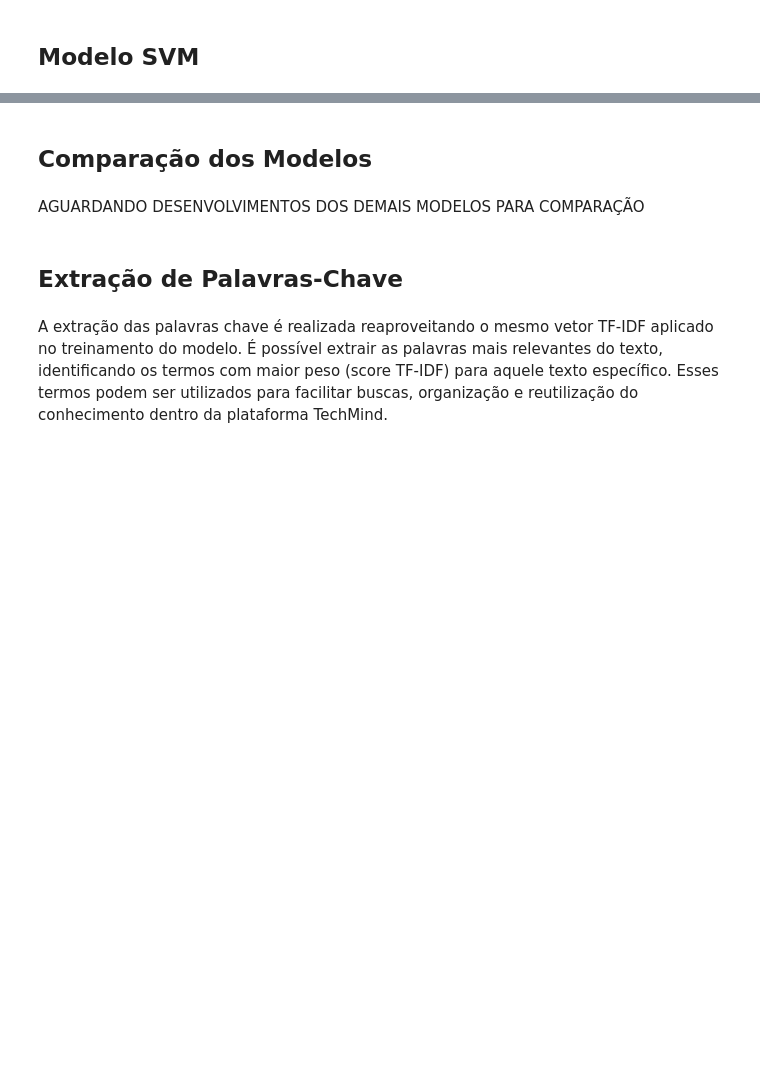
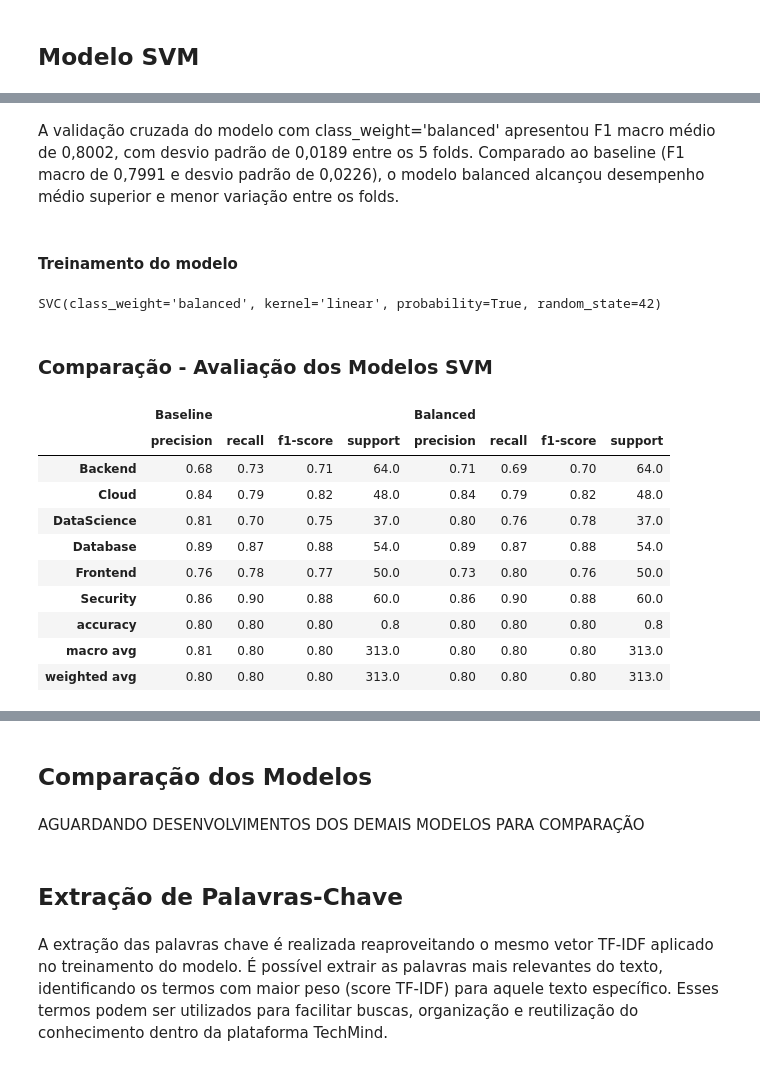
Before and after one commit to No-Country-simulation/g9-br-techmind-team10, a Jupyter notebook: datascience/notebooks/05_techmind.ipynb, the cells around one changed output, grey strips where cells are left out. Drawn from its saved outputs; the diff is of its cells as text; code cells hidden in the pictures; blank space fills up the shorter version.

```diff
--- a/datascience/notebooks/05_techmind.ipynb
+++ b/datascience/notebooks/05_techmind.ipynb
@@ -589,0 +710,14 @@ A matriz do modelo Balanced comprova que a readequação das probabilidades a pr
+# %% [markdown]
+A validação cruzada do modelo com class_weight='balanced' apresentou F1 macro médio de 0,8002, com desvio padrão de 0,0189 entre os 5 folds. Comparado ao baseline (F1 macro de 0,7991 e desvio padrão de 0,0226), o modelo balanced alcançou desempenho médio superior e menor variação entre os folds.
+# %% [markdown]
+#### Treinamento do modelo
+# %%
+# Treino do modelo SVM (balanced)
+modelo_svm_balanced.fit(
+    X_train_tfidf,
+    y_train
+)
+# %% [output]
+SVC(class_weight='balanced', kernel='linear', probability=True, random_state=42)
+# %% [markdown]
+### Comparação - Avaliação dos Modelos SVM
@@ -589,0 +727,22 @@ A matriz do modelo Balanced comprova que a readequação das probabilidades a pr
+# %%
+# Métricas de avaliação dos modelos (sem e com class_weight='balanced')
+
+# Gerando os relatórios como DataFrame
+report_baseline = pd.DataFrame(classification_report(y_test, y_pred_svm, output_dict=True)).transpose()
+report_balanced = pd.DataFrame(classification_report(y_test, y_pred_svm_balanced, output_dict=True)).transpose()
+
+# Comparando performance dos dois modelos
+comparacao = pd.concat([report_baseline, report_balanced], axis=1, keys=['Baseline', 'Balanced'])
+comparacao.round(2)
+# %% [output]
+|  | Baseline |  |  |  | Balanced |  |  |  |
+|  | precision | recall | f1-score | support | precision | recall | f1-score | support |
+| Backend | 0.68 | 0.73 | 0.71 | 64.0 | 0.71 | 0.69 | 0.70 | 64.0 |
+| Cloud | 0.84 | 0.79 | 0.82 | 48.0 | 0.84 | 0.79 | 0.82 | 48.0 |
+| DataScience | 0.81 | 0.70 | 0.75 | 37.0 | 0.80 | 0.76 | 0.78 | 37.0 |
+| Database | 0.89 | 0.87 | 0.88 | 54.0 | 0.89 | 0.87 | 0.88 | 54.0 |
+| Frontend | 0.76 | 0.78 | 0.77 | 50.0 | 0.73 | 0.80 | 0.76 | 50.0 |
+| Security | 0.86 | 0.90 | 0.88 | 60.0 | 0.86 | 0.90 | 0.88 | 60.0 |
+| accuracy | 0.80 | 0.80 | 0.80 | 0.8 | 0.80 | 0.80 | 0.80 | 0.8 |
+| macro avg | 0.81 | 0.80 | 0.80 | 313.0 | 0.80 | 0.80 | 0.80 | 313.0 |
+| weighted avg | 0.80 | 0.80 | 0.80 | 313.0 | 0.80 | 0.80 | 0.80 | 313.0 |
```
Also changed, not shown: parts of 35 cells of this notebook.
